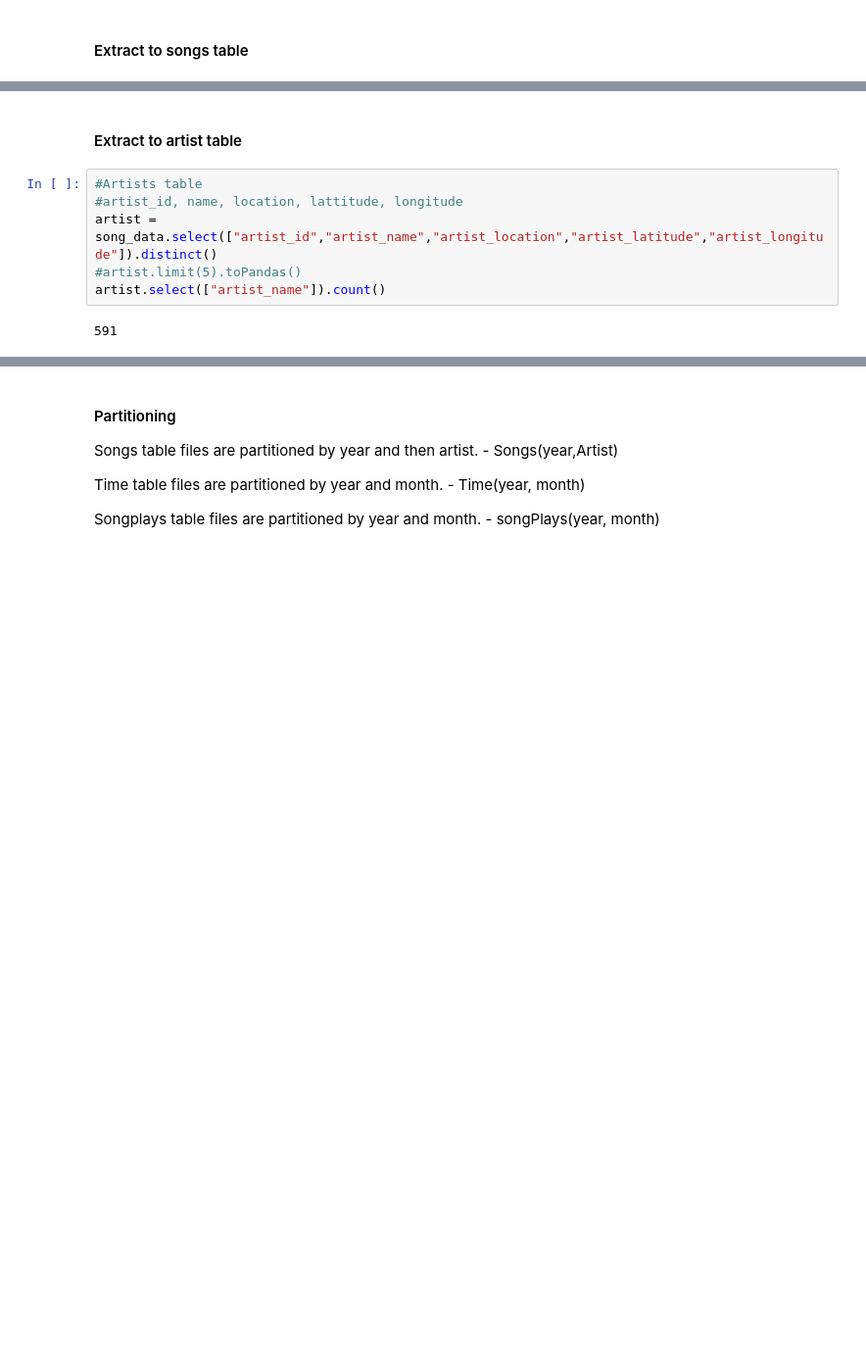
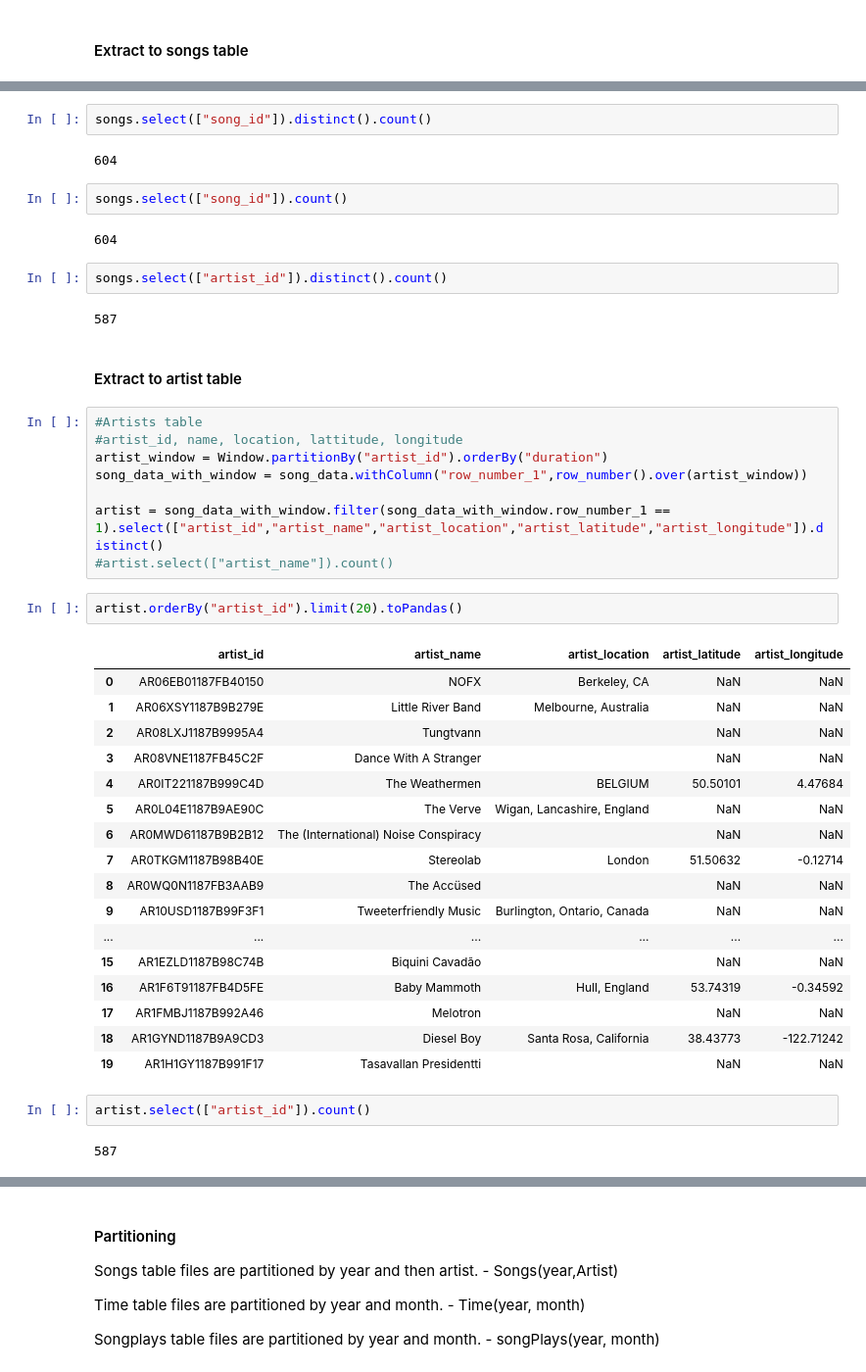
Before and after one commit to TheLinuxEnthusiast/aws-emr-s3-data-lake, a Jupyter notebook: prototype.ipynb, the cells around one changed output, grey strips where cells are left out. Shown: that part at 98% size. Cells and saved outputs as stored; diff of their text form; blank space fills up the shorter version.

```diff
--- a/prototype.ipynb
+++ b/prototype.ipynb
@@ -104,10 +103,46 @@ songs.count()
+# %%
+songs.select(["song_id"]).distinct().count()
+# %% [output]
+604
+# %%
+songs.select(["song_id"]).count()
+# %% [output]
+604
+# %%
+songs.select(["artist_id"]).distinct().count()
+# %% [output]
+587
 # %% [markdown]
 #### Extract to artist table
 # %%
 #Artists table
 #artist_id, name, location, lattitude, longitude
-artist = song_data.select(["artist_id","artist_name","artist_location","artist_latitude","artist_longitude"]).distinct()
-#artist.limit(5).toPandas()
-artist.select(["artist_name"]).count()
+artist_window = Window.partitionBy("artist_id").orderBy("duration")
+song_data_with_window = song_data.withColumn("row_number_1",row_number().over(artist_window))
+
+artist = song_data_with_window.filter(song_data_with_window.row_number_1 == 1).select(["artist_id","artist_name","artist_location","artist_latitude","artist_longitude"]).distinct()
+#artist.select(["artist_name"]).count()
-# %% [output]
-591
+# %%
+artist.orderBy("artist_id").limit(20).toPandas()
+# %% [output]
+|  | artist_id | artist_name | artist_location | artist_latitude | artist_longitude |
+| 0 | AR06EB01187FB40150 | NOFX | Berkeley, CA | NaN | NaN |
+| 1 | AR06XSY1187B9B279E | Little River Band | Melbourne, Australia | NaN | NaN |
+| 2 | AR08LXJ1187B9995A4 | Tungtvann |  | NaN | NaN |
+| 3 | AR08VNE1187FB45C2F | Dance With A Stranger |  | NaN | NaN |
+| 4 | AR0IT221187B999C4D | The Weathermen | BELGIUM | 50.50101 | 4.47684 |
+| 5 | AR0L04E1187B9AE90C | The Verve | Wigan, Lancashire, England | NaN | NaN |
+| 6 | AR0MWD61187B9B2B12 | The (International) Noise Conspiracy |  | NaN | NaN |
+| 7 | AR0TKGM1187B98B40E | Stereolab | London | 51.50632 | -0.12714 |
+| 8 | AR0WQ0N1187FB3AAB9 | The Accüsed |  | NaN | NaN |
+| 9 | AR10USD1187B99F3F1 | Tweeterfriendly Music | Burlington, Ontario, Canada | NaN | NaN |
+| ... | ... | ... | ... | ... | ... |
+| 15 | AR1EZLD1187B98C74B | Biquini Cavadão |  | NaN | NaN |
+| 16 | AR1F6T91187FB4D5FE | Baby Mammoth | Hull, England | 53.74319 | -0.34592 |
+| 17 | AR1FMBJ1187B992A46 | Melotron |  | NaN | NaN |
+| 18 | AR1GYND1187B9A9CD3 | Diesel Boy | Santa Rosa, California | 38.43773 | -122.71242 |
+| 19 | AR1H1GY1187B991F17 | Tasavallan Presidentti |  | NaN | NaN |
+# %%
+artist.select(["artist_id"]).count()
+# %% [output]
+587
```
Also changed, not shown: parts of 9 cells of this notebook, 2 other files.
